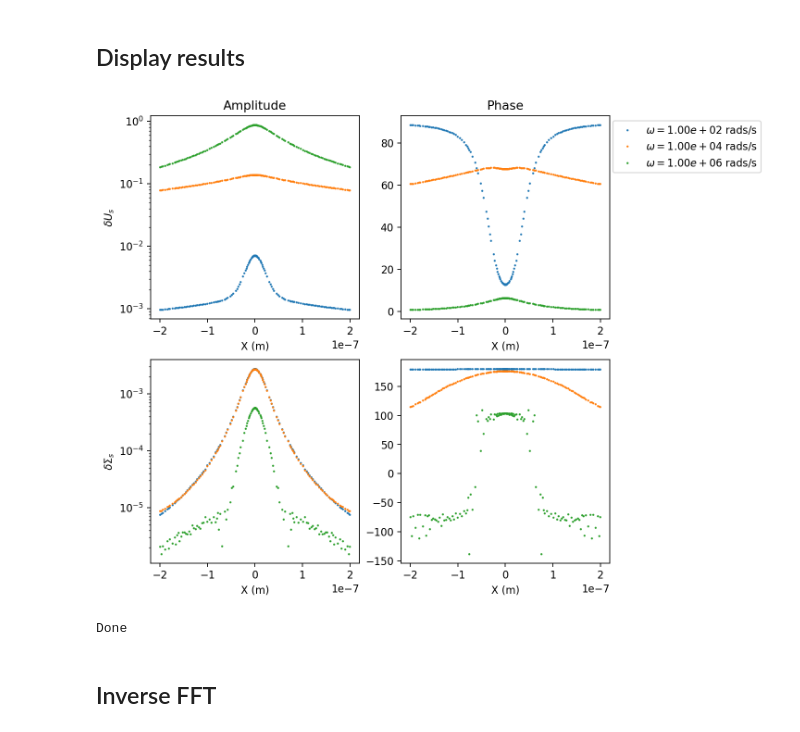
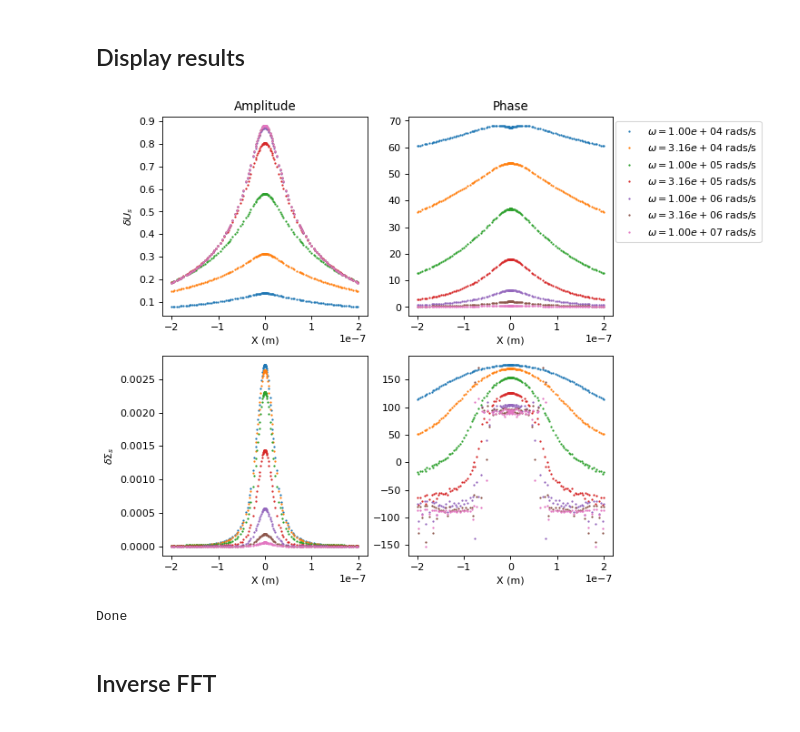
Before and after one commit to yuccadrew/sip, a Jupyter notebook: test_sip.ipynb, the cells around one changed output. Drawn from its saved outputs; the diff is of its cells as text; code cells hidden in the pictures.

```diff
--- a/test_sip.ipynb
+++ b/test_sip.ipynb
@@ -2197,15 +2183,15 @@ Done
 ## Display results <a id="4.7"></a>
 # %%
 def display_results_amp_phase():
-    #savedir='/shared/zhuy359/sip/slab_1'
-    fig,ax=plt.subplots(2,2,figsize=(8,8),dpi=160)
+    #savedir='/shared/zhuy359/sip/slab'
+    fig,ax=plt.subplots(2,2,figsize=(8,8),dpi=80)
     axs=ax.flatten()
 
     nodes=mesh['nodes']
     mask=(nodes[:,1]==0)&(np.abs(nodes[:,0])<200e-9)
     labels=[]
-    #for i in range(0,19):
-    for i in [8,12,16]:
+    for i in range(12,19):
+#     for i in [8,12,16]:
         unod=np.load(savedir+'/freq_%.2e.npy'%freqs[i])
         xp=np.r_[-nodes[mask,0],nodes[mask,0]]
         yp=np.r_[unod[mask,0],unod[mask,0]]
@@ -2214,36 +2200,36 @@ def display_results_amp_phase():
 
         xp=np.r_[-nodes[mask,0],nodes[mask,0]]
         yp=np.r_[unod[mask,1],unod[mask,1]]
         axs[2].plot(xp,np.abs(yp),'.',markersize=2)
         axs[3].plot(xp,np.angle(yp)*180/np.pi,'.',markersize=2)
 
         labels.append('$\omega=%.2e$ rads/s'%(freqs[i]))
 
-    axs[0].set_yscale('Log')
-    axs[2].set_yscale('Log')
+    #axs[0].set_yscale('Log')
+    #axs[2].set_yscale('Log')
 
     axs[0].set_title('Amplitude')
     axs[1].set_title('Phase')
 
     axs[0].set_ylabel('$\delta U_s$')
     axs[2].set_ylabel('$\delta \Sigma_s$')
 
     axs[0].set_xlabel('X (m)')
     axs[1].set_xlabel('X (m)')
     axs[2].set_xlabel('X (m)')
     axs[3].set_xlabel('X (m)')
     axs[1].legend(labels,loc='upper right',bbox_to_anchor=(1.750,1.0))
 
     #plt.savefig('slab.png',bbox_inches='tight')
     return fig,ax
 
 if __name__=='__main__':
     _,_=display_results_amp_phase()
     #_,_=display_results_real_imag()
     plt.show()
     print('Done')
 # %% [output]
-[figure, old version]
+[figure, new version]
 Done
 # %%
 def display_results_real_imag():
```
Also changed, not shown: parts of 1 cell of this notebook.
